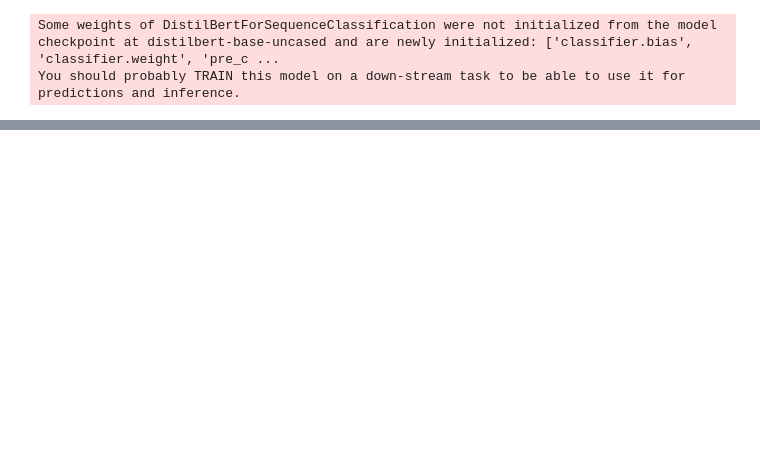
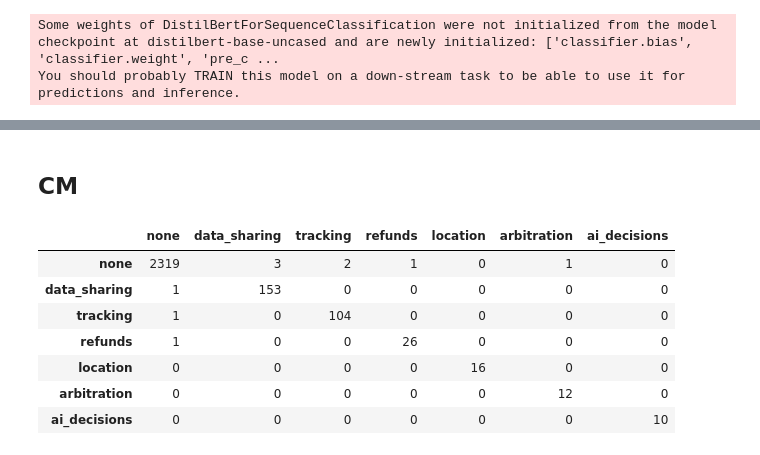
Before and after one commit to xlumzee/FinePrint, a Jupyter notebook: Version2/notebooks/03_train_distilbert.ipynb, the cells around one changed output, grey strips where cells are left out. Saved outputs shown, nothing was run; the diff lists cells and outputs as text; code cells hidden in the pictures; blank space fills up the shorter version.

```diff
--- a/Version2/notebooks/03_train_distilbert.ipynb
+++ b/Version2/notebooks/03_train_distilbert.ipynb
@@ -126,15 +205,17 @@ def compute_metrics(eval_pred):
 # %%
-# training arguements
 training_args = TrainingArguments(
     output_dir="../models/fineprint-distilbert",
-    evaluation_strategy="epoch",
-    save_strategy="epoch",
+
+    do_train=True,
+    do_eval=True,
+
     learning_rate=2e-5,
     per_device_train_batch_size=16,
     per_device_eval_batch_size=16,
     num_train_epochs=3,
     weight_decay=0.01,
-    load_best_model_at_end=True,
-    metric_for_best_model="f1",
+
     logging_steps=50,
+    eval_steps=500,
+    save_steps=500,
 )
@@ -162,0 +372,20 @@ file_path
+# %% [markdown]
+## CM
+# %%
+import numpy as np
+
+unique_labels = [id2label[i] for i in range(len(LABELS))]
+
+cm = confusion_matrix(y_true, y_pred)
+
+cm_df = pd.DataFrame(cm, index=unique_labels, columns=unique_labels)
+cm_df
+# %% [output]
+|  | none | data_sharing | tracking | refunds | location | arbitration | ai_decisions |
+| none | 2319 | 3 | 2 | 1 | 0 | 1 | 0 |
+| data_sharing | 1 | 153 | 0 | 0 | 0 | 0 | 0 |
+| tracking | 1 | 0 | 104 | 0 | 0 | 0 | 0 |
+| refunds | 1 | 0 | 0 | 26 | 0 | 0 | 0 |
+| location | 0 | 0 | 0 | 0 | 16 | 0 | 0 |
+| arbitration | 0 | 0 | 0 | 0 | 0 | 12 | 0 |
+| ai_decisions | 0 | 0 | 0 | 0 | 0 | 0 | 10 |
```
Also changed, not shown: parts of 44 cells of this notebook, 1 other file.
